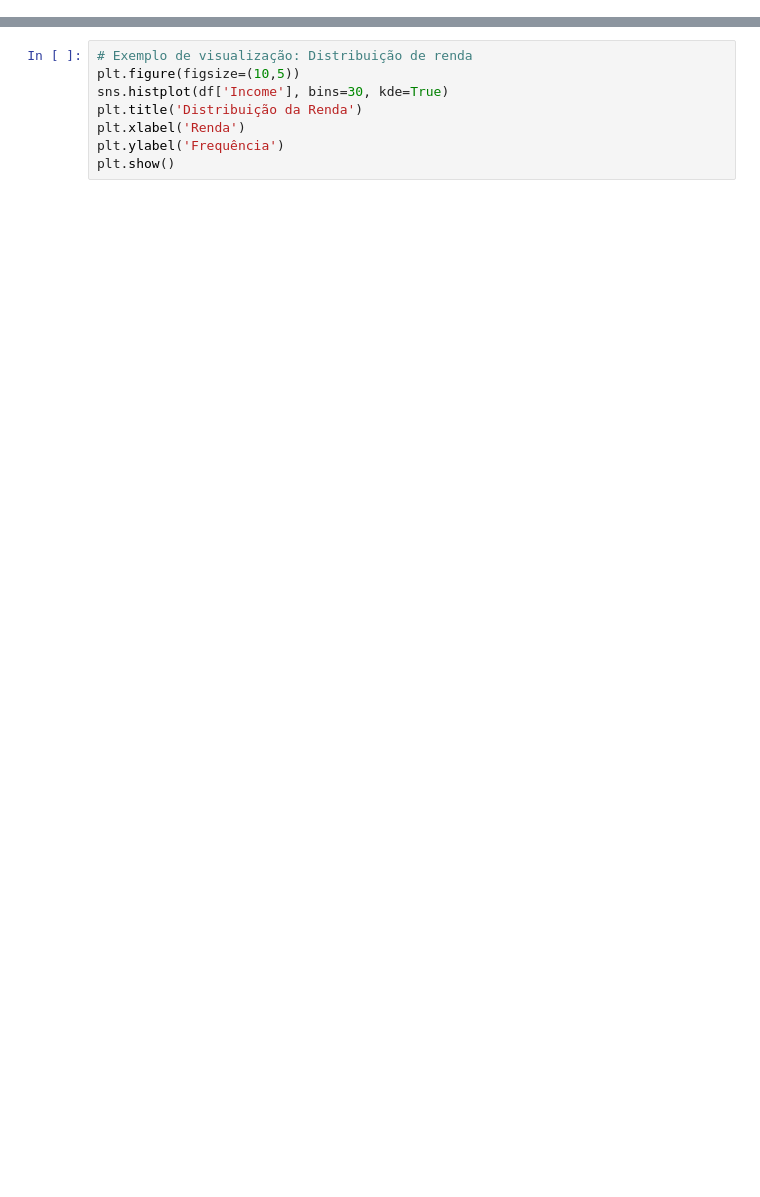
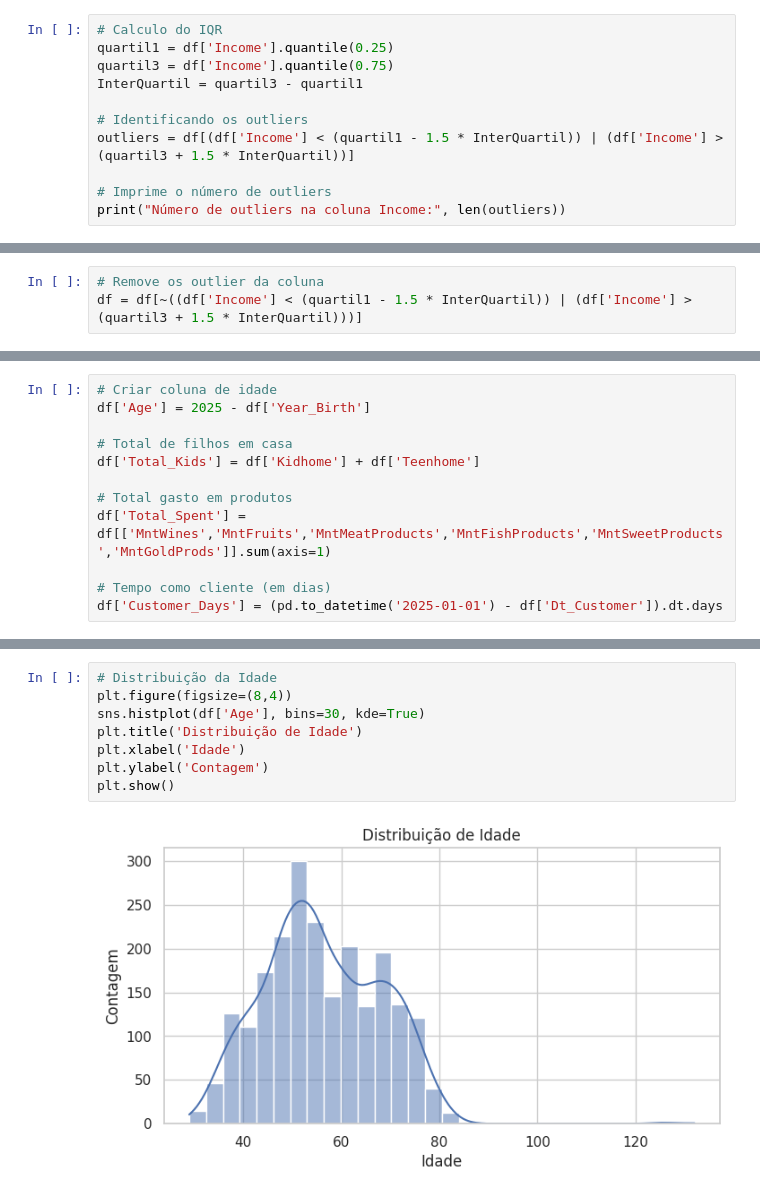
Before and after one commit to Jmigliatti/marketing_analysis_colab, a Jupyter notebook: marketing_analysis_colab.ipynb, the cells around one changed output, grey strips where cells are left out. Drawn from its saved outputs; the diff is of its cells as text; blank space fills up the shorter version.

```diff
--- a/marketing_analysis_colab.ipynb
+++ b/marketing_analysis_colab.ipynb
@@ -37,0 +123,11 @@ df.dtypes
+# %%
+# Calculo do IQR
+quartil1 = df['Income'].quantile(0.25)
+quartil3 = df['Income'].quantile(0.75)
+InterQuartil = quartil3 - quartil1
+
+# Identificando os outliers
+outliers = df[(df['Income'] < (quartil1 - 1.5 * InterQuartil)) | (df['Income'] > (quartil3 + 1.5 * InterQuartil))]
+
+# Imprime o número de outliers
+print("Número de outliers na coluna Income:", len(outliers))
@@ -37,0 +139,3 @@ df.dtypes
+# %%
+# Remove os outlier da coluna
+df = df[~((df['Income'] < (quartil1 - 1.5 * InterQuartil)) | (df['Income'] > (quartil3 + 1.5 * InterQuartil)))]
@@ -37,0 +169,12 @@ df.dtypes
+# %%
+# Criar coluna de idade
+df['Age'] = 2025 - df['Year_Birth']
+
+# Total de filhos em casa
+df['Total_Kids'] = df['Kidhome'] + df['Teenhome']
+
+# Total gasto em produtos
+df['Total_Spent'] = df[['MntWines','MntFruits','MntMeatProducts','MntFishProducts','MntSweetProducts','MntGoldProds']].sum(axis=1)
+
+# Tempo como cliente (em dias)
+df['Customer_Days'] = (pd.to_datetime('2025-01-01') - df['Dt_Customer']).dt.days
@@ -38,8 +249,10 @@ df.dtypes
 # %%
-# Exemplo de visualização: Distribuição de renda
-plt.figure(figsize=(10,5))
-sns.histplot(df['Income'], bins=30, kde=True)
-plt.title('Distribuição da Renda')
-plt.xlabel('Renda')
-plt.ylabel('Frequência')
+# Distribuição da Idade
+plt.figure(figsize=(8,4))
+sns.histplot(df['Age'], bins=30, kde=True)
+plt.title('Distribuição de Idade')
+plt.xlabel('Idade')
+plt.ylabel('Contagem')
 plt.show()
+# %% [output]
+[figure, added]
```
Also changed, not shown: parts of 55 cells of this notebook.
